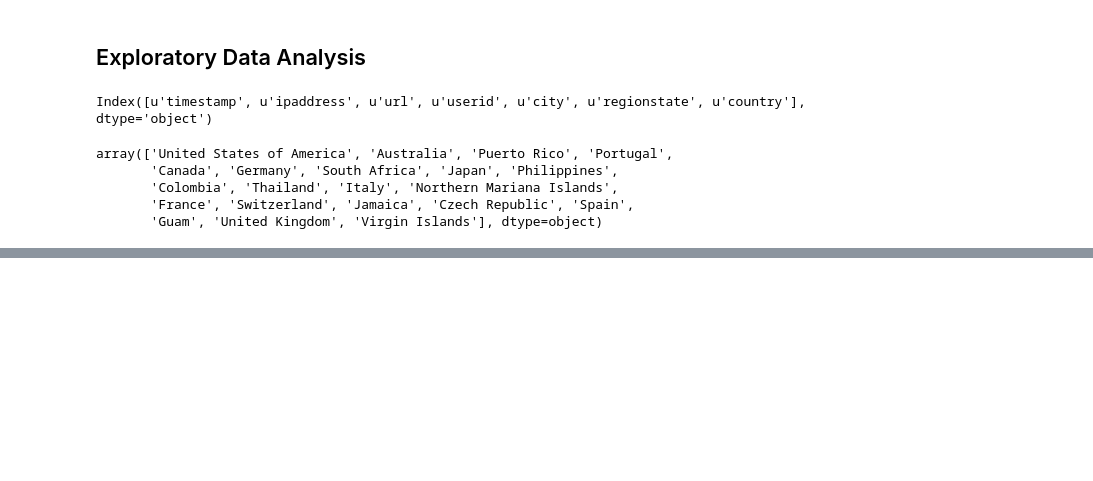
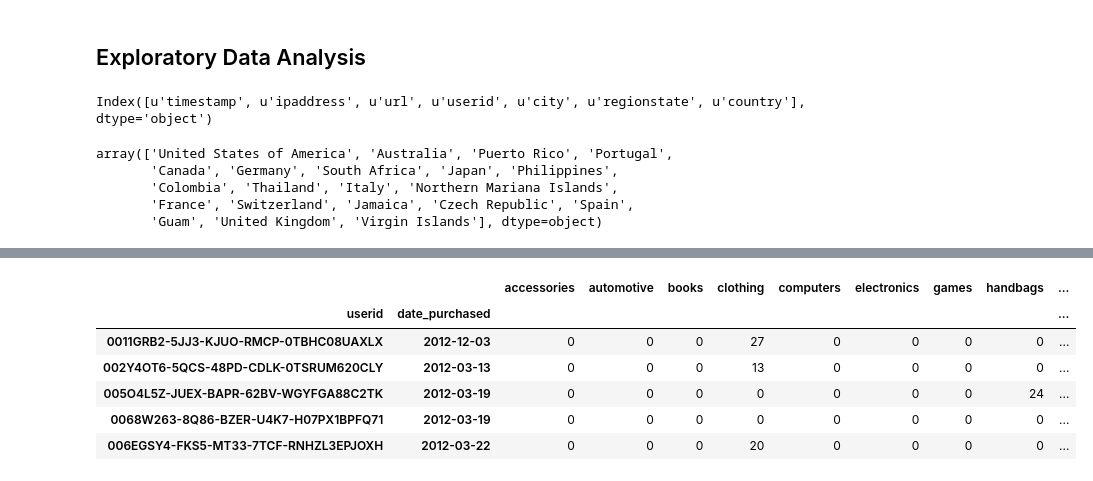
Before and after one commit to numb3r33/ideatory, a Jupyter notebook: ideatory.ipynb, the cells around one changed output, grey strips where cells are left out. Drawn from its saved outputs; the diff is of its cells as text; code cells hidden in the pictures; blank space fills up the shorter version.

```diff
--- a/ideatory.ipynb
+++ b/ideatory.ipynb
@@ -129,0 +144,22 @@ transactiongrouped_by_user.size().unstack(1)
+# %%
+# now lets see what products from different categories did a user buy
+# during a single session ( consider a day's activity as a single session ).
+
+usage_data = merged_data.copy()
+usage_data['date_purchased'] = usage_data.timestamp.map(lambda x: x.strftime('%Y-%m-%d'))
+# %%
+session_data = usage_data.groupby(['userid', 'date_purchased', 'category'])
+# %%
+session_db = session_data.size().unstack(2).fillna(0)
+# %%
+session_db.columns = session_db.columns.map(preprocess_column_names)
+# %%
+session_db.head()
+# %% [output]
+|  |  | accessories | automotive | books | clothing | computers | electronics | games | handbags | ... |
+| userid | date_purchased |  |  |  |  |  |  |  |  | ... |
+| 0011GRB2-5JJ3-KJUO-RMCP-0TBHC08UAXLX | 2012-12-03 | 0 | 0 | 0 | 27 | 0 | 0 | 0 | 0 | ... |
+| 002Y4OT6-5QCS-48PD-CDLK-0TSRUM620CLY | 2012-03-13 | 0 | 0 | 0 | 13 | 0 | 0 | 0 | 0 | ... |
+| 005O4L5Z-JUEX-BAPR-62BV-WGYFGA88C2TK | 2012-03-19 | 0 | 0 | 0 | 0 | 0 | 0 | 0 | 24 | ... |
+| 0068W263-8Q86-BZER-U4K7-H07PX1BPFQ71 | 2012-03-19 | 0 | 0 | 0 | 0 | 0 | 0 | 0 | 0 | ... |
+| 006EGSY4-FKS5-MT33-7TCF-RNHZL3EPJOXH | 2012-03-22 | 0 | 0 | 0 | 20 | 0 | 0 | 0 | 0 | ... |
```
Also changed, not shown: parts of 11 cells of this notebook.
